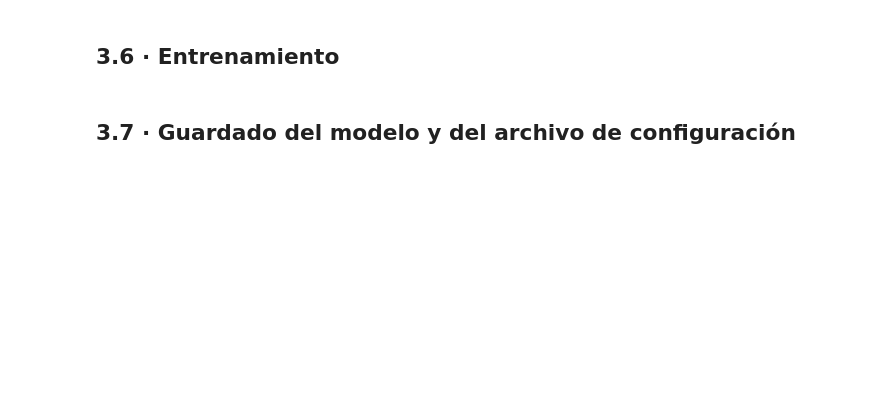
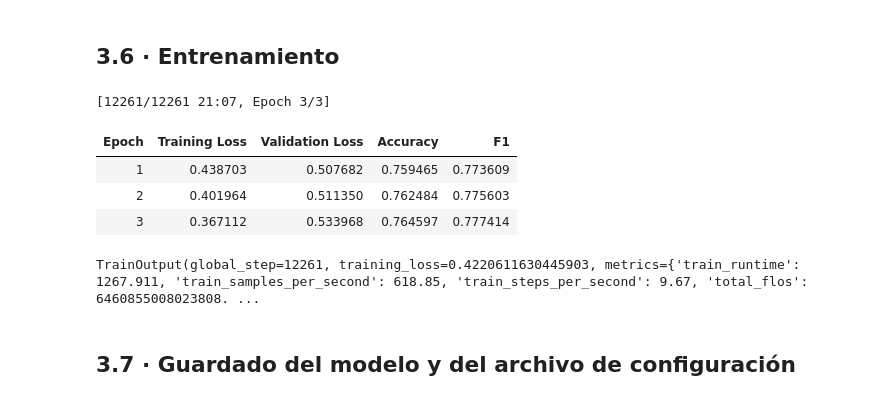
Before and after one commit to AlejandroSPosada/Topicos_IA_Proyecto_Digitdeck, a Jupyter notebook: Entregables/M1/ENTREGABLE.ipynb, the cells around one changed output. Cells and saved outputs as stored; diff of their text form; code cells hidden in the pictures; blank space fills up the shorter version.

```diff
--- a/Entregables/M1/ENTREGABLE.ipynb
+++ b/Entregables/M1/ENTREGABLE.ipynb
@@ -919,9 +1127,18 @@ print("Trainer configurado. Listo para entrenar en §3.6.")
 # %% [markdown]
 ## 3.6 · Entrenamiento
 # %%
+import datasets.config
+datasets.config.TORCHVISION_AVAILABLE = False
 fijar_semilla(SEMILLA)
 resultado_entrenamiento = trainer.train()
 print(resultado_entrenamiento)
+# %% [output]
+[12261/12261 21:07, Epoch 3/3]
+| Epoch | Training Loss | Validation Loss | Accuracy | F1 |
+| 1 | 0.438703 | 0.507682 | 0.759465 | 0.773609 |
+| 2 | 0.401964 | 0.511350 | 0.762484 | 0.775603 |
+| 3 | 0.367112 | 0.533968 | 0.764597 | 0.777414 |
+TrainOutput(global_step=12261, training_loss=0.4220611630445903, metrics={'train_runtime': 1267.911, 'train_samples_per_second': 618.85, 'train_steps_per_second': 9.67, 'total_flos': 6460855008023808. ...
 # %% [markdown]
 ## 3.7 · Guardado del modelo y del archivo de configuración
 # %%
```
Also changed, not shown: parts of 39 cells of this notebook, 4 other files.
